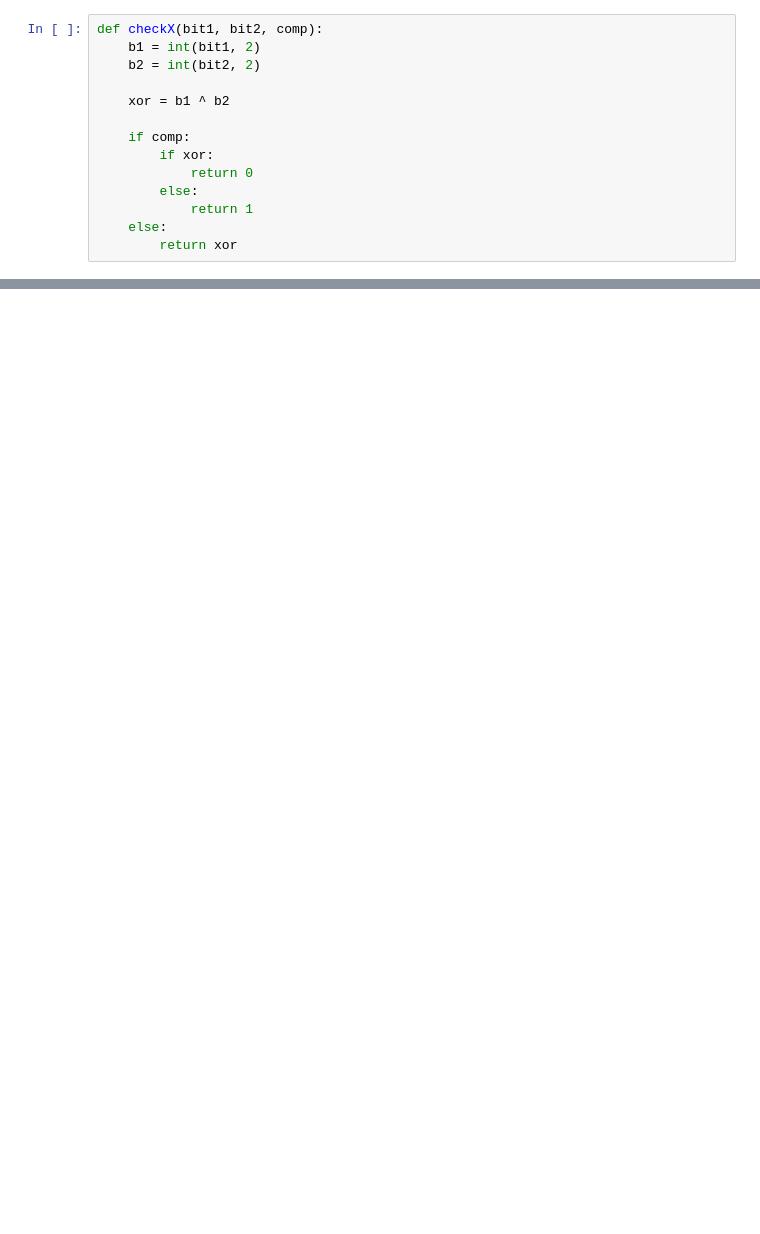
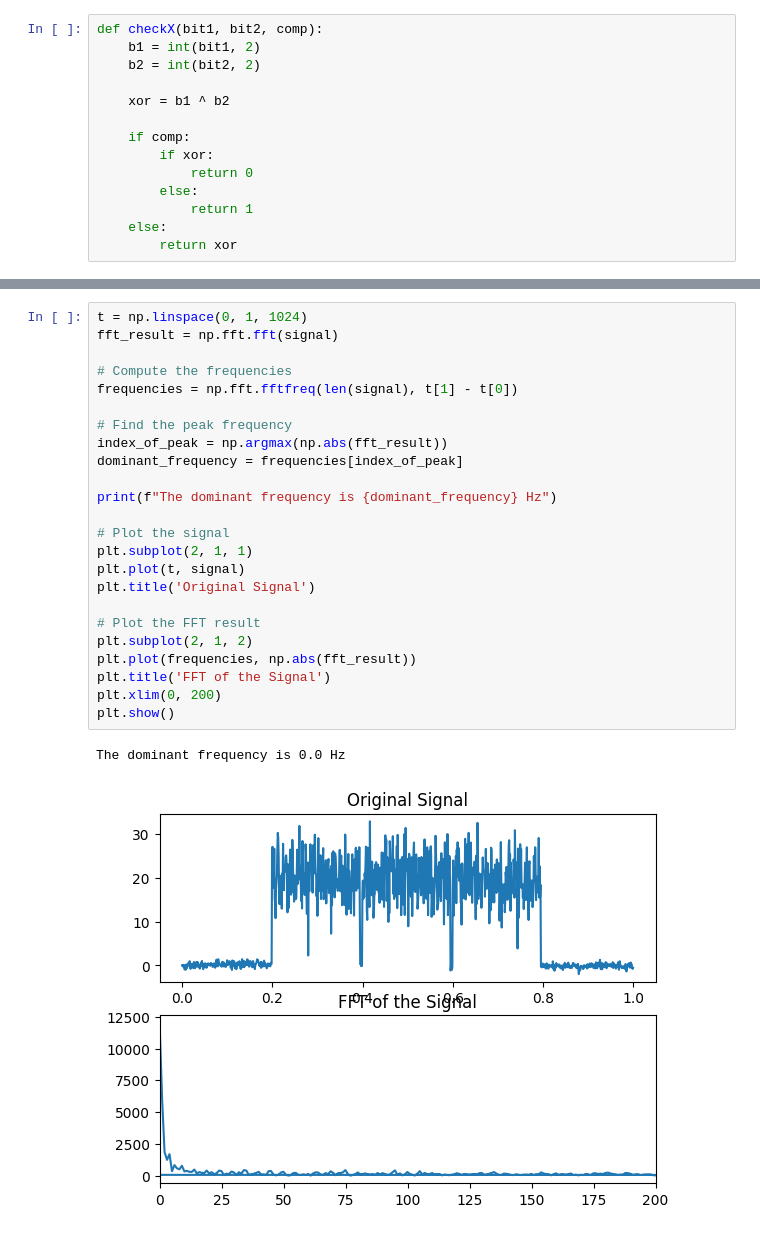
Before and after one commit to qmlWizard/qase, a Jupyter notebook: test1.ipynb, the cells around one changed output, grey strips where cells are left out. Saved outputs shown, nothing was run; the diff lists cells and outputs as text; blank space fills up the shorter version.

```diff
--- a/test1.ipynb
+++ b/test1.ipynb
@@ -259,0 +327,27 @@ for i in range(len(b)):
+# %%
+t = np.linspace(0, 1, 1024)
+fft_result = np.fft.fft(signal)
+
+# Compute the frequencies
+frequencies = np.fft.fftfreq(len(signal), t[1] - t[0])
+
+# Find the peak frequency
+index_of_peak = np.argmax(np.abs(fft_result))
+dominant_frequency = frequencies[index_of_peak]
+
+print(f"The dominant frequency is {dominant_frequency} Hz")
+
+# Plot the signal
+plt.subplot(2, 1, 1)
+plt.plot(t, signal)
+plt.title('Original Signal')
+
+# Plot the FFT result
+plt.subplot(2, 1, 2)
+plt.plot(frequencies, np.abs(fft_result))
+plt.title('FFT of the Signal')
+plt.xlim(0, 200)
+plt.show()
+# %% [output]
+The dominant frequency is 0.0 Hz
+[figure, added]
```
Also changed, not shown: parts of 9 cells of this notebook, 2 other files.
